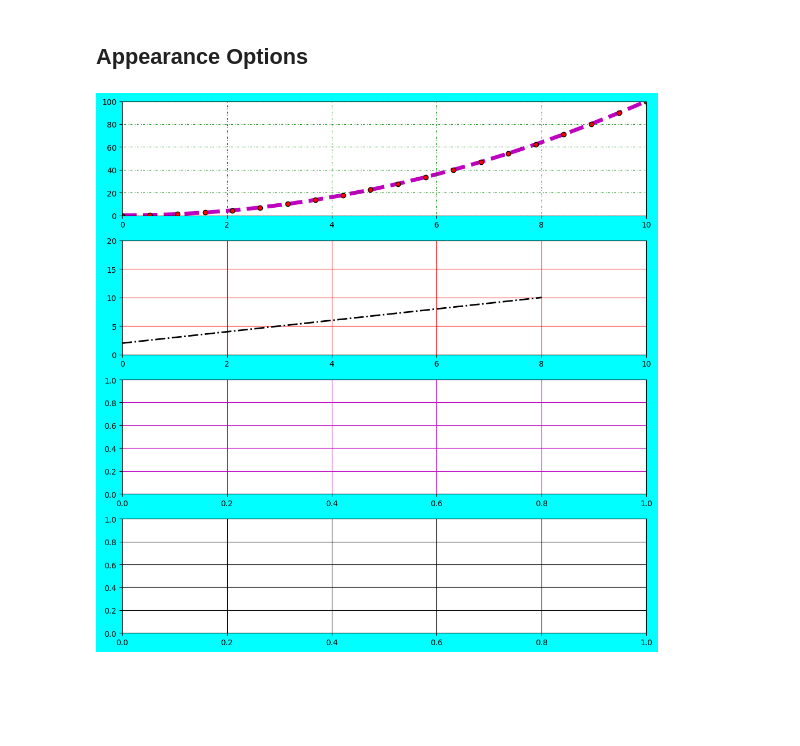
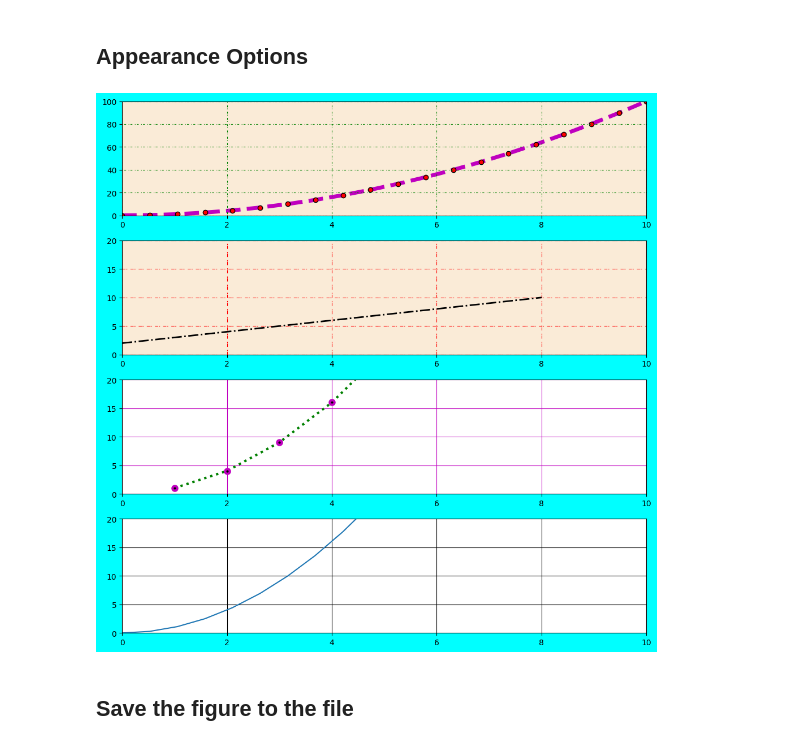
Before and after one commit to Swayam-Ghimire/pandas, a Jupyter notebook: matplotlib.ipynb, the cells around one changed output. Cells and saved outputs as stored; diff of their text form; code cells hidden in the pictures; blank space fills up the shorter version.

```diff
--- a/matplotlib.ipynb
+++ b/matplotlib.ipynb
@@ -74,16 +76,31 @@ axes3[2].plot(x3, y3, 'b')
 # %%
 fig_3 , axes_3 = plt.subplots(figsize=(10,10), facecolor="cyan", dpi = 100, nrows = 4, ncols=1)
 plt.tight_layout()
 axes_3[0].plot(x1,y1, 'm', alpha=1, lw=5, ls="--", marker="o", markerfacecolor='red',
                markeredgecolor='k',markeredgewidth=1,zorder=1)
 axes_3[1].plot(x2,y2, color="black", alpha=1, lw=2, ls='dashdot')#solid dashed dashdot, dotted
+axes_3[2].plot(x3,y3, color="green", alpha=1, lw=3, ls='dotted', markeredgewidth=3, markeredgecolor='m', markerfacecolor='black',marker='o',
+               zorder=2)
+axes_3[3].plot(x1,y1)
 axes_3[0].set_xlim([0,10])
 axes_3[0].set_ylim([0,100])
 axes_3[1].set_xlim([0,10])
 axes_3[1].set_ylim([0,20])
+axes_3[2].set_xlim([0,10])
+axes_3[2].set_ylim([0,20])
+axes_3[3].set_xlim([0,10])
+axes_3[3].set_ylim([0,20])
 axes_3[0].grid(True, color='green', dashes=(1,2,3,4), zorder=2)
-axes_3[1].grid(True, color='r')
-axes_3[2].grid(True, color='m')
+"""
+the dashes parameter is set to (1, 2, 3, 4). This means that the dashed line will consist of four segments, with the first dash being 1 unit
+long, the first gap 2 units long, the second dash 3 units long, and the second gap 4 units long, and this pattern will repeat along the line.
+"""
+axes_3[1].grid(True, color='r', dashes=(5,1,2,5))
+axes_3[2].grid(True, color='m', zorder=1)
 axes_3[3].grid(True, color='k')
+axes_3[0].set_facecolor('#FAEBD7')
+axes_3[1].set_facecolor('#FAEBD7')
 # %% [output]
-[figure, old version]
+[figure, new version]
+# %% [markdown]
+## Save the figure to the file
```
Also changed, not shown: parts of 7 cells of this notebook, 1 other file.
